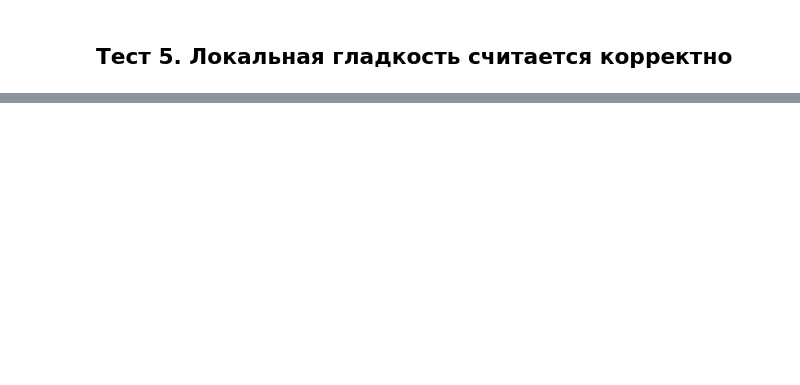
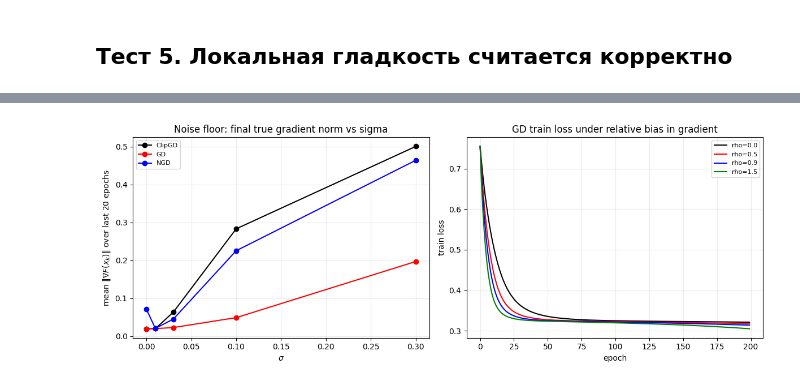
Before and after one commit to BaffledHedgehog/optproject, a Jupyter notebook: part2/relaxed_smoothness_experiments.ipynb, the cells around one changed output, grey strips where cells are left out. Cells and saved outputs as stored; diff of their text form; code cells hidden in the pictures; blank space fills up the shorter version.

```diff
--- a/part2/relaxed_smoothness_experiments.ipynb
+++ b/part2/relaxed_smoothness_experiments.ipynb
@@ -944,0 +1148,11 @@ print("OK: local smoothness diagnostics are valid.")
+# %%
+for method in adaptive_methods:
+    h = history[history["method"] == method]
+    assert h["L0_hat"].ge(0).all(), f"{method}: negative L0_hat"
+    assert h["L1_hat"].ge(0).all(), f"{method}: negative L1_hat"
+    assert h["loss"].iloc[-1] < h["loss"].iloc[0], f"{method}: loss did not decrease"
+
+assert si["eta"].le(0.5 + 1e-9).all(), "AdaptiveSI step exceeds eta_max"
+assert ac["clip_radius"].gt(0).all(), "AdaptiveClip radius must be positive"
+
+print("OK: adaptive (L0, L1) methods produce valid parameters and train.")
@@ -944,0 +1251,26 @@ print("OK: local smoothness diagnostics are valid.")
+# %%
+fig, axes = plt.subplots(1, 2, figsize=(12, 4.5))
+
+for method in floor_pivot.columns:
+    axes[0].plot(floor_pivot.index, floor_pivot[method], marker="o", label=method)
+axes[0].set_title("Noise floor: final true gradient norm vs sigma")
+axes[0].set_xlabel(r"$\sigma$")
+axes[0].set_ylabel(r"mean $\|\nabla F(x_k)\|$ over last 20 epochs")
+axes[0].grid(alpha=0.25)
+axes[0].legend(fontsize=8)
+
+# Relative bias: descent holds while rho < 1, can break for rho >= 1.
+for rho in [0.0, 0.5, 0.9, 1.5]:
+    _, h = run_with_oracle("GD", make_inexact_oracle(sigma=0.0, rel_bias=rho, seed=0), epochs=200, lr=0.08)
+    axes[1].plot(h["epoch"], h["loss"], label=f"rho={rho}")
+axes[1].set_title("GD train loss under relative bias in gradient")
+axes[1].set_xlabel("epoch")
+axes[1].set_ylabel("train loss")
+axes[1].grid(alpha=0.25)
+axes[1].legend(fontsize=8)
+
+plt.tight_layout()
+plt.savefig(FIG_DIR / "part2_inexact_information.png", dpi=160)
+plt.show()
+# %% [output]
+[figure, added]
```
Also changed, not shown: parts of 29 cells of this notebook, 20 other files.
